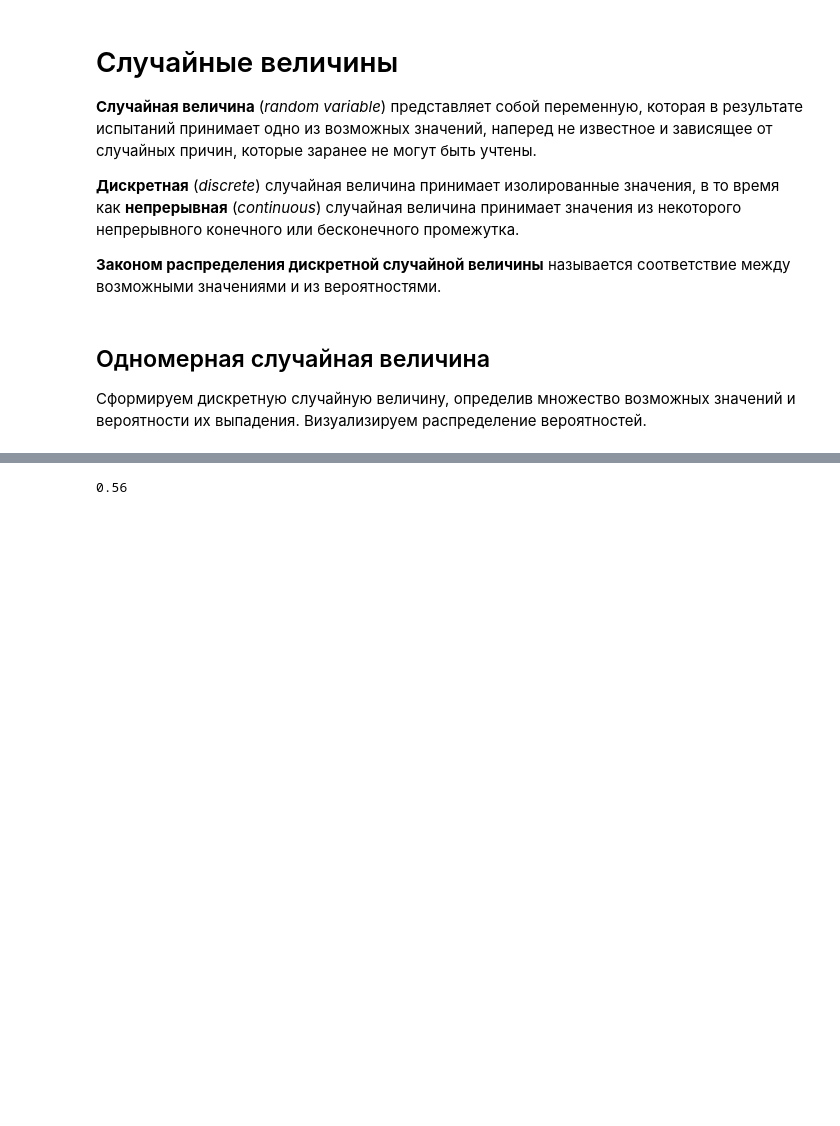
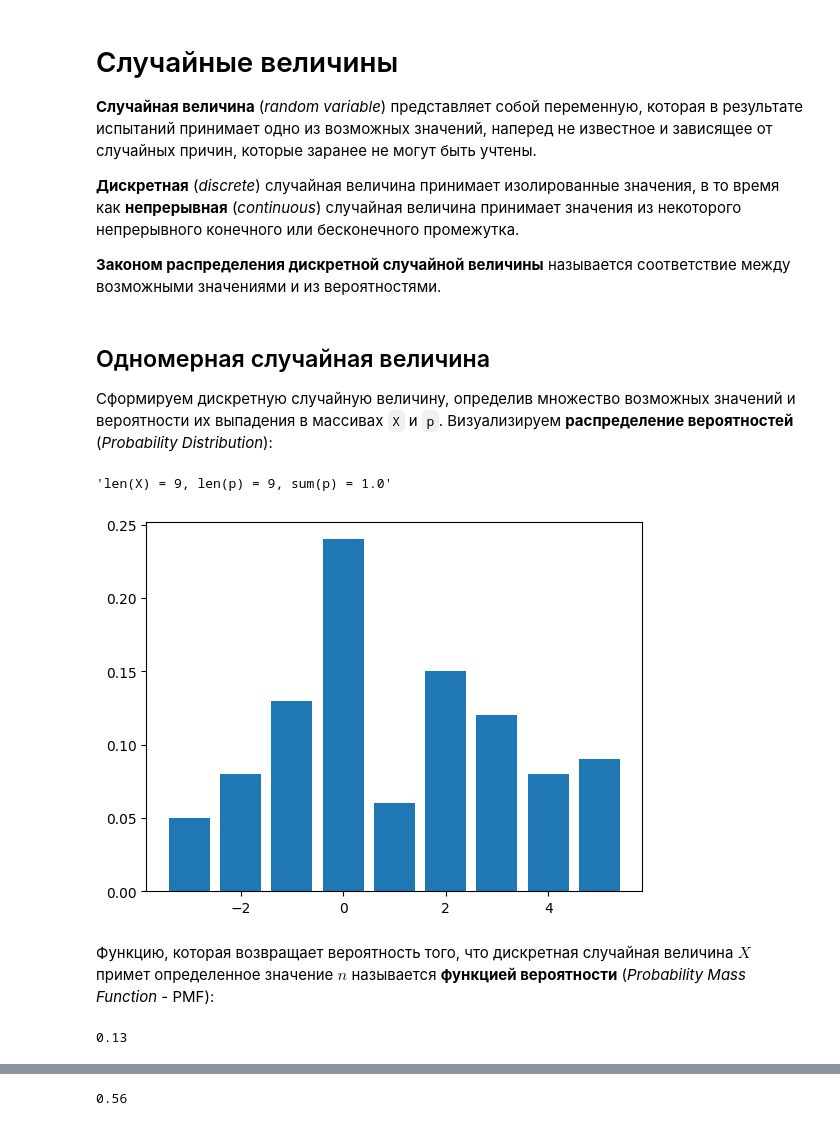
Before and after one commit to ordevoir/Mathematics, a Jupyter notebook: PT_RV_(random_variable).ipynb, the cells around one changed output, grey strips where cells are left out. Saved outputs shown, nothing was run; the diff lists cells and outputs as text; code cells hidden in the pictures; blank space fills up the shorter version.

```diff
--- a/PT_RV_(random_variable).ipynb
+++ b/PT_RV_(random_variable).ipynb
@@ -15,11 +15,28 @@ def normalize(array):
 # %% [markdown]
 ## Одномерная случайная величина
 
-Сформируем дискретную случайную величину, определив множество возможных значений и вероятности их выпадения. Визуализируем распределение вероятностей.
+Сформируем дискретную случайную величину, определив множество возможных значений и вероятности их выпадения в массивах `X` и `p`. Визуализируем **распределение вероятностей** (*Probability Distribution*):
 # %%
-X = np.array([0, 1, 2, 3, 4, 5, 6, 7, 8])
+X = np.array([-3, -2, -1, 0, 1, 2, 3, 4, 5])
 p = np.array([0.05, 0.08, 0.13, 0.24, 0.06, 0.15, 0.12, 0.08, 0.09])
 
 plt.bar(X, p)
 (f"{len(X) = }, {len(p) = }, {sum(p) = }")
+# %% [output]
+'len(X) = 9, len(p) = 9, sum(p) = 1.0'
+[figure, added]
+# %% [markdown]
+Функцию, которая возвращает вероятность того, что дискретная случайная величина $X$ примет определенное значение $n$ называется **функцией вероятности** (*Probability Mass Function* - PMF):
+# %%
+def pmf(n, X, p):
+    index = None
+    for i in range(len(X)):
+        if X[i] == n:
+            index = i
+            break
+    return 0 if index is None else p[index]
+
+pmf(-1, X, p)
+# %% [output]
+0.13
 # %% [markdown]
```
Also changed, not shown: parts of 10 cells of this notebook.
